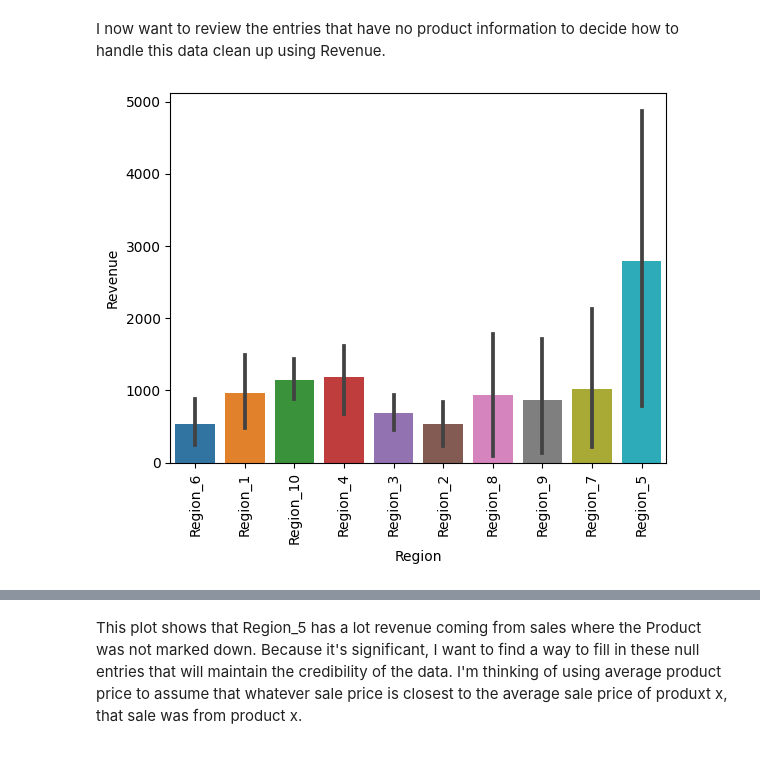
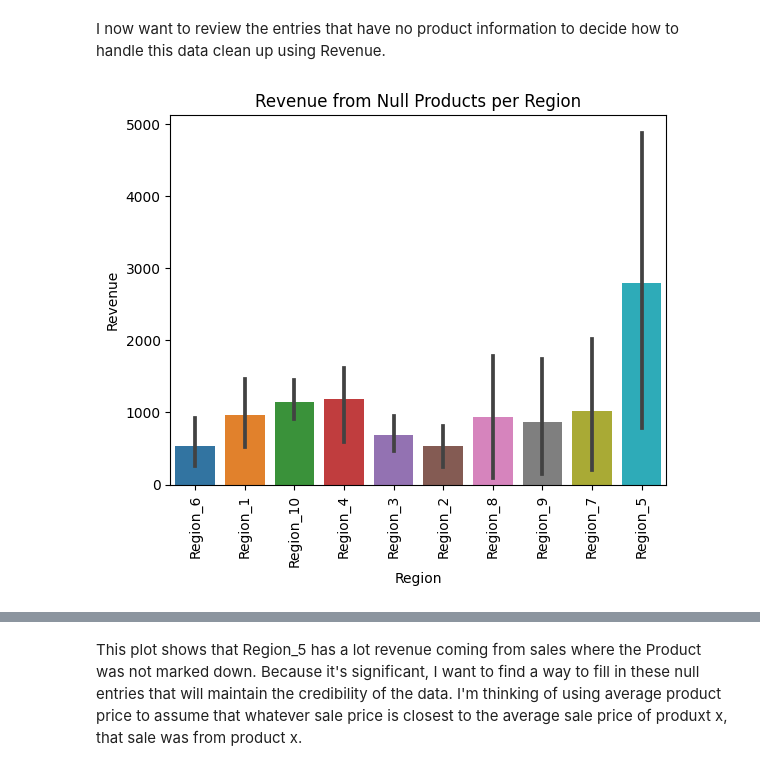
Before and after one commit to mredshaw/schulich_data_science, a Jupyter notebook: Data_Science_A1.ipynb, the cells around one changed output, grey strips where cells are left out. Saved outputs shown, nothing was run; the diff lists cells and outputs as text; code cells hidden in the pictures.

```diff
--- a/Data_Science_A1.ipynb
+++ b/Data_Science_A1.ipynb
@@ -562,9 +562,10 @@ product_is_null = df_clean[df_clean['Product'].isnull()]
 # %%
 sns.barplot(data=product_is_null, x='Region', y='Revenue')
 plt.xticks(rotation=90)
+plt.title('Revenue from Null Products per Region')
 plt.show()
 # %% [output]
-[figure, old version]
+[figure, new version]
 # %%
 sns.barplot(data=df_clean, x='Region', y='Revenue', estimator=sum)
 plt.xticks(rotation=90)
```
Also changed, not shown: parts of 4 cells of this notebook, 1 other file.
